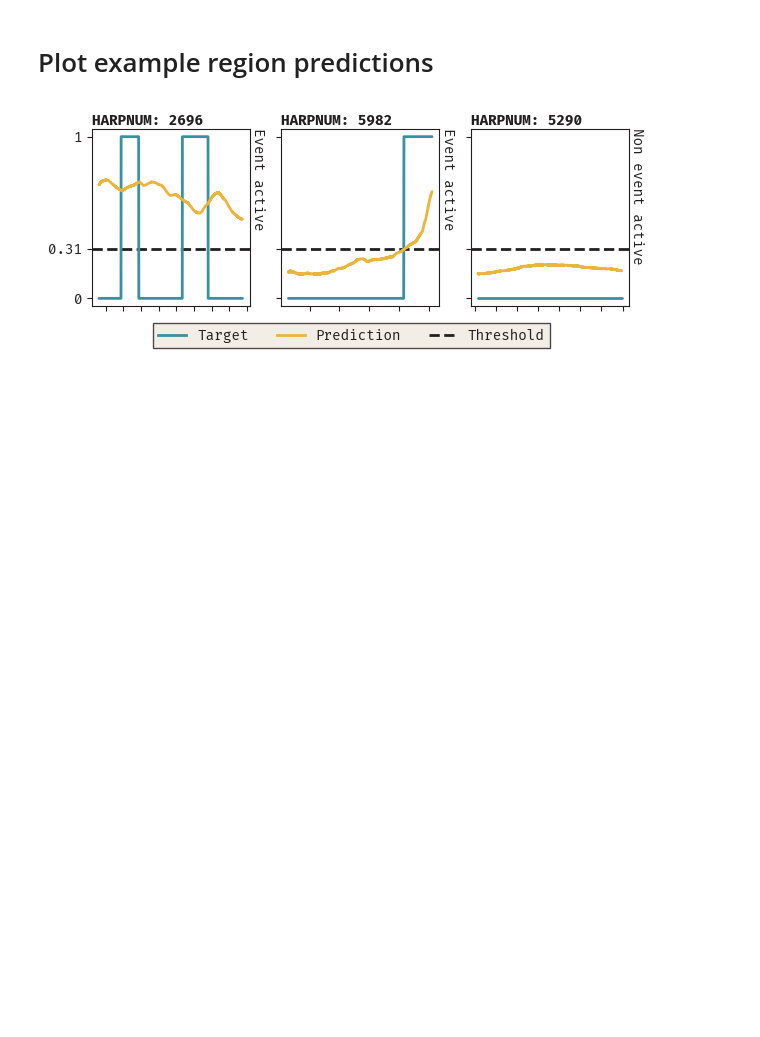
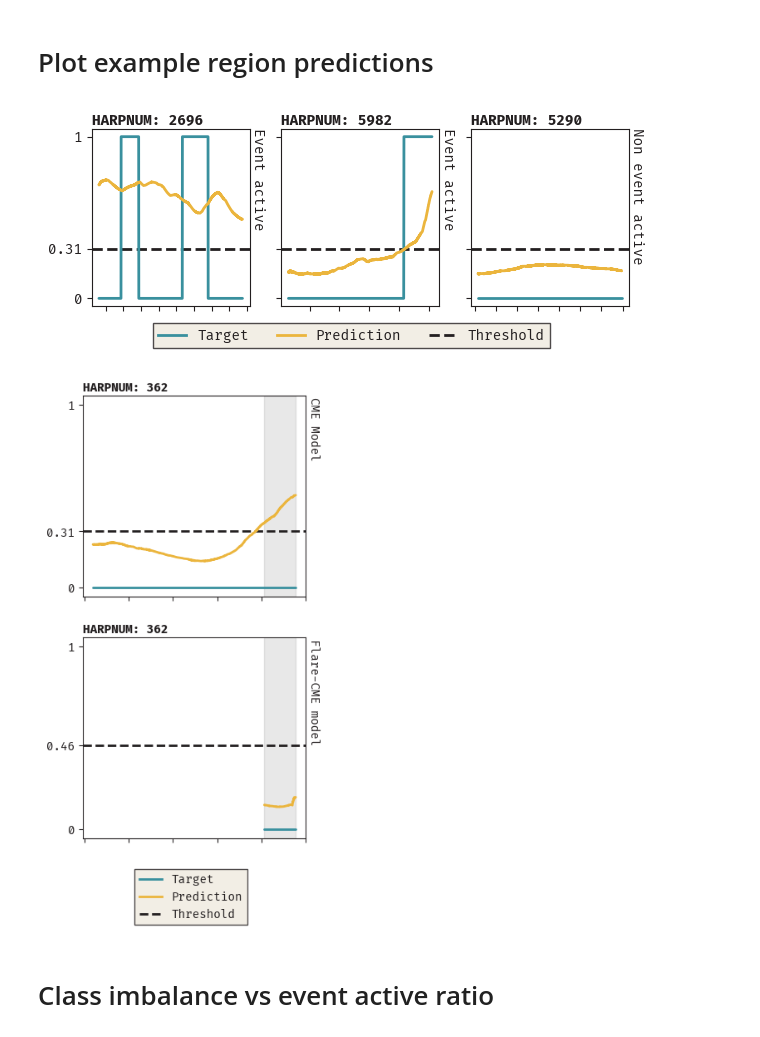
Before and after one commit to JulioHC00/cme_flare_forecast, a Jupyter notebook: notebooks/paper_figures_and_tables.ipynb, the cells around one changed output. Drawn from its saved outputs; the diff is of its cells as text; code cells hidden in the pictures; blank space fills up the shorter version.

```diff
--- a/notebooks/paper_figures_and_tables.ipynb
+++ b/notebooks/paper_figures_and_tables.ipynb
@@ -1087,3 +1346,9 @@ fig = plot_region_cmes(2696, 5982, 5290)
 plt.savefig("cme_predictions_example.pdf", bbox_inches="tight")
 # %% [output]
 [figure]
+# %%
+fig = plot_region_cmes([362, 362], ["CME Model", "Flare-CME model"], ["cme", "flare_cme"], sharex=True, highlight_span_of=1, mode="column")
+# %% [output]
+[figure, added]
+# %% [markdown]
+# Class imbalance vs event active ratio
```
Also changed, not shown: parts of 29 cells of this notebook, 10 other files.
